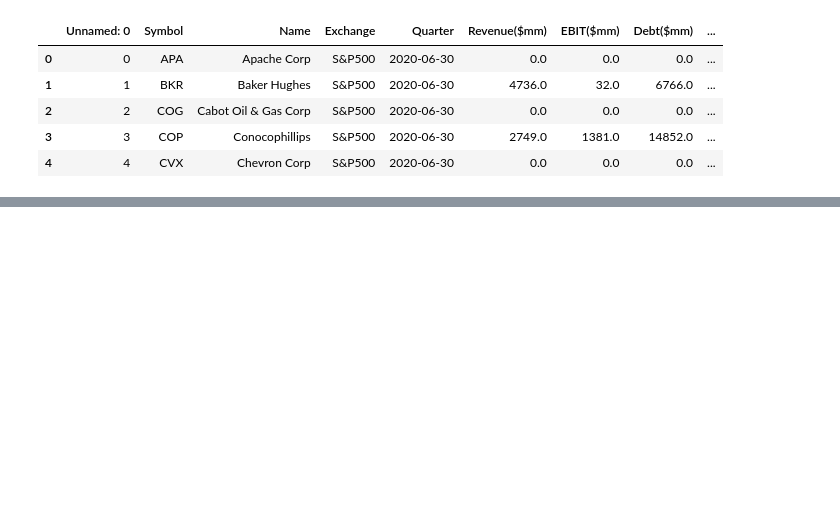
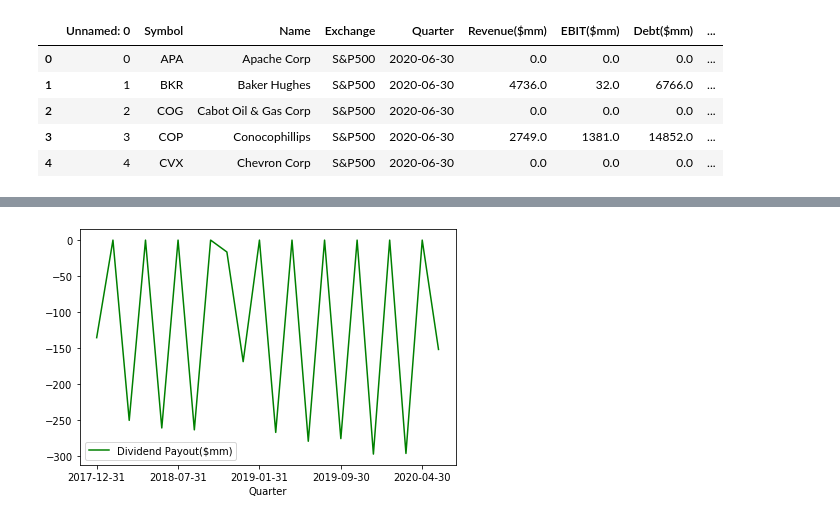
Before and after one commit to dsc55704973/project_one, a Jupyter notebook: developer/Daniel Carrillo's Work/visualizations_.ipynb, the cells around one changed output, grey strips where cells are left out. Cells and saved outputs as stored; diff of their text form; code cells hidden in the pictures; blank space fills up the shorter version.

Commit message:
added some plots to visualization file

```diff
--- a/developer/Daniel Carrillo's Work/visualizations_.ipynb
+++ b/developer/Daniel Carrillo's Work/visualizations_.ipynb
@@ -39,3 +39,19 @@ df.head()
 | 2 | 2 | COG | Cabot Oil & Gas Corp | S&P500 | 2020-06-30 | 0.0 | 0.0 | 0.0 | ... |
 | 3 | 3 | COP | Conocophillips | S&P500 | 2020-06-30 | 2749.0 | 1381.0 | 14852.0 | ... |
 | 4 | 4 | CVX | Chevron Corp | S&P500 | 2020-06-30 | 0.0 | 0.0 | 0.0 | ... |
+# %%
+# groupby max values
+quarter_div = df[['Quarter', 'Dividend Payout($mm)']].groupby('Quarter').mean()['Dividend Payout($mm)']
+quarter_op = df[['Quarter', 'Operating Margin (%)']].groupby('Quarter').mean()['Operating Margin (%)']
+quarter_lev = df[['Quarter', 'Leverage (Debt/EBIT)']].groupby('Quarter').mean()['Leverage (Debt/EBIT)']
+quarter_ebit = df[['Quarter', 'Payout (% of EBIT)']].groupby('Quarter').mean()['Payout (% of EBIT)']
+
+
+quarterly_dict = {
+    'Average Quarterly Dividend Payout': quarter_div,
+    'Average Quarterly Operating Margin (%)': quarter_op,
+    'Average Quarterly Leverage Ratio': quarter_lev,
+    'Average Quarterly EBIT': quarter_ebit
+}
+quarterly_data = pd.DataFrame(quarterly_dict)
+quarterly_data.head()
@@ -41,0 +66,7 @@ df.head()
+# %%
+# average dividend payout over time visualization
+quarterly_dividend_payout=pd.DataFrame(quarterly_dict['Average Quarterly Dividend Payout'])
+quarterly_dividend_payout.plot(kind='line',color='g')
+plt.tight_layout()
+# %% [output]
+[figure, added]
```
Also changed, not shown: parts of 6 cells of this notebook.
